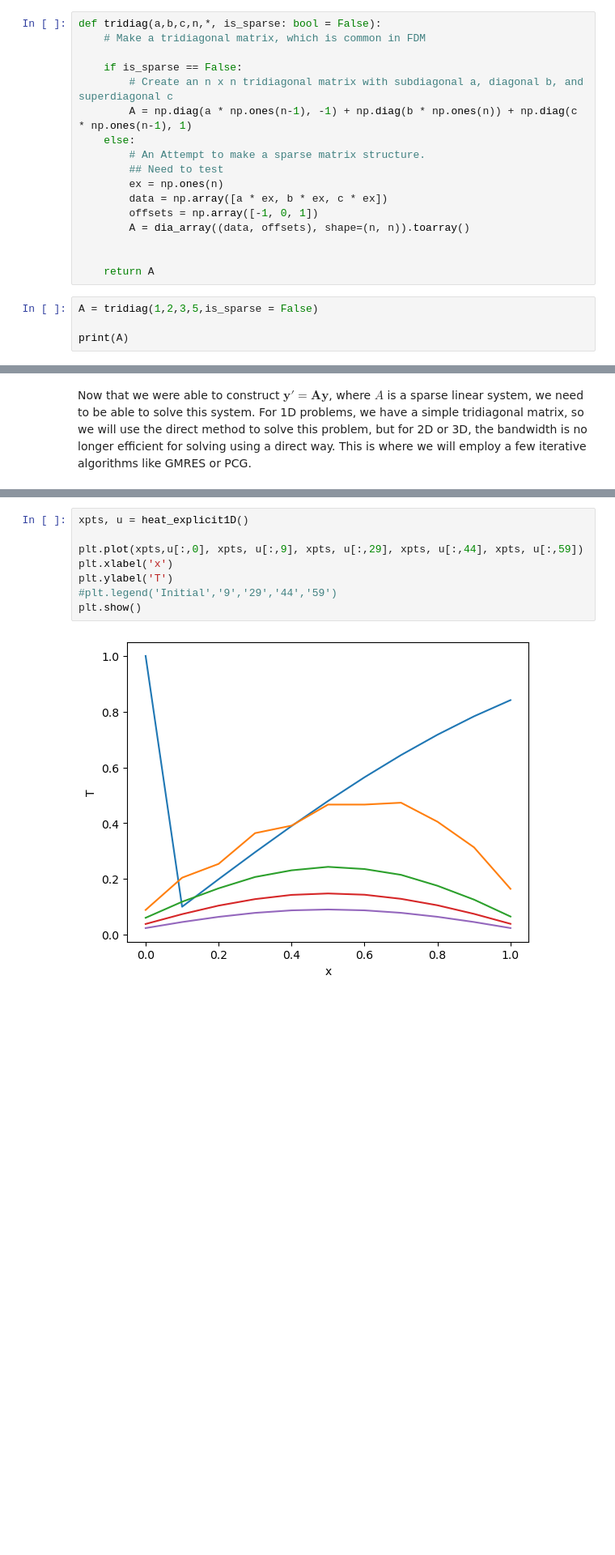
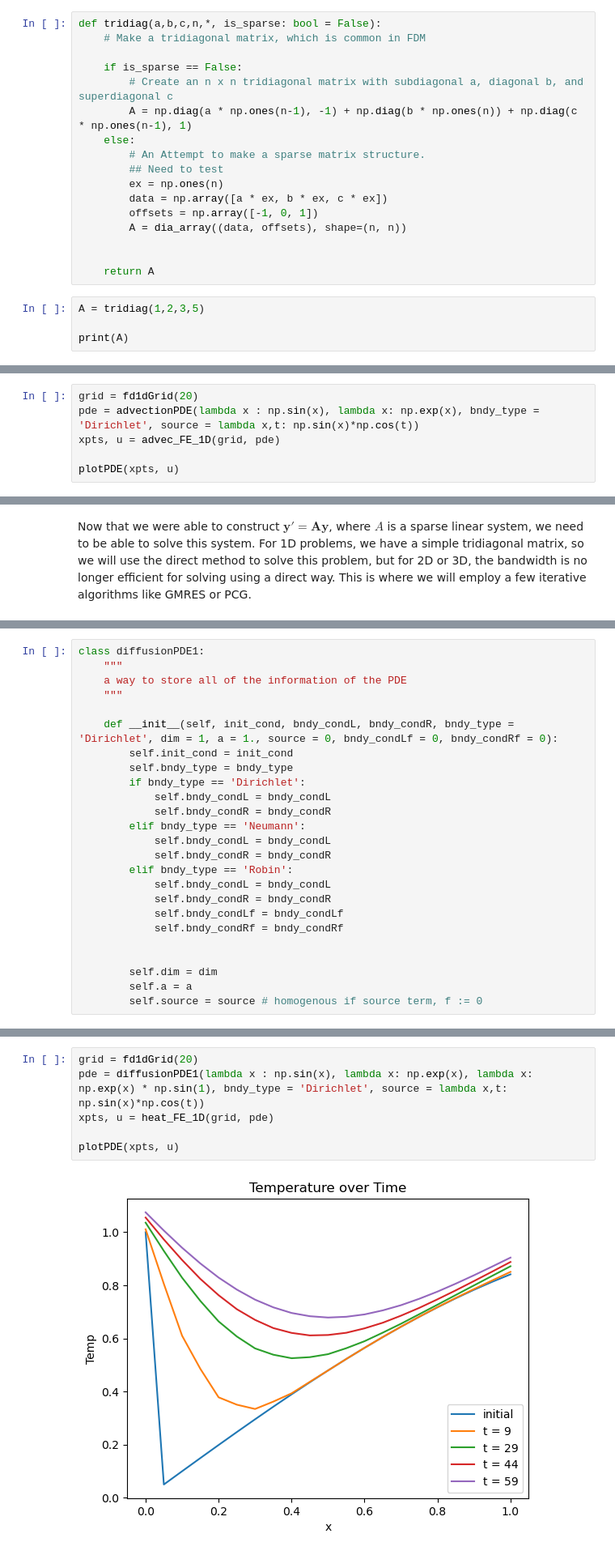
Before and after one commit to mtscott/Spectral-QTT, a Jupyter notebook: FinDiffCart(wk1).ipynb, the cells around one changed output, grey strips where cells are left out. Shown at 81% size. Drawn from its saved outputs; the diff is of its cells as text; blank space fills up the shorter version.

```diff
--- a/FinDiffCart(wk1).ipynb
+++ b/FinDiffCart(wk1).ipynb
@@ -36,12 +44,12 @@ def tridiag(a,b,c,n,*, is_sparse: bool = False):
         ex = np.ones(n)
         data = np.array([a * ex, b * ex, c * ex])
         offsets = np.array([-1, 0, 1])
-        A = dia_array((data, offsets), shape=(n, n)).toarray()
+        A = dia_array((data, offsets), shape=(n, n))
 
 
     return A
 # %%
-A = tridiag(1,2,3,5,is_sparse = False)
+A = tridiag(1,2,3,5)
 
 print(A)
 # %% [output]
@@ -116,0 +407,6 @@ print(A)
+# %%
+grid = fd1dGrid(20)
+pde = advectionPDE(lambda x : np.sin(x), lambda x: np.exp(x), bndy_type = 'Dirichlet', source = lambda x,t: np.sin(x)*np.cos(t))
+xpts, u = advec_FE_1D(grid, pde)
+
+plotPDE(xpts, u)
@@ -238,0 +563,25 @@ def heat_explicit1D():
+# %%
+class diffusionPDE1:
+    """
+    a way to store all of the information of the PDE
+    """
+
+    def __init__(self, init_cond, bndy_condL, bndy_condR, bndy_type = 'Dirichlet', dim = 1, a = 1., source = 0, bndy_condLf = 0, bndy_condRf = 0):
+        self.init_cond = init_cond
+        self.bndy_type = bndy_type
+        if bndy_type == 'Dirichlet':
+            self.bndy_condL = bndy_condL
+            self.bndy_condR = bndy_condR
+        elif bndy_type == 'Neumann':
+            self.bndy_condL = bndy_condL
+            self.bndy_condR = bndy_condR
+        elif bndy_type == 'Robin':
+            self.bndy_condL = bndy_condL
+            self.bndy_condR = bndy_condR
+            self.bndy_condLf = bndy_condLf
+            self.bndy_condRf = bndy_condRf
+
+
+        self.dim = dim
+        self.a = a
+        self.source = source # homogenous if source term, f := 0
@@ -239,10 +705,8 @@ def heat_explicit1D():
 # %%
-xpts, u = heat_explicit1D()
+grid = fd1dGrid(20)
+pde = diffusionPDE1(lambda x : np.sin(x), lambda x: np.exp(x), lambda x: np.exp(x) * np.sin(1), bndy_type = 'Dirichlet', source = lambda x,t: np.sin(x)*np.cos(t))
+xpts, u = heat_FE_1D(grid, pde)
 
-plt.plot(xpts,u[:,0], xpts, u[:,9], xpts, u[:,29], xpts, u[:,44], xpts, u[:,59])
-plt.xlabel('x')
-plt.ylabel('T')
-#plt.legend('Initial','9','29','44','59')
-plt.show()
+plotPDE(xpts, u)
 # %% [output]
-[figure, old version]
+[figure, new version]
```
Also changed, not shown: parts of 41 cells of this notebook.
